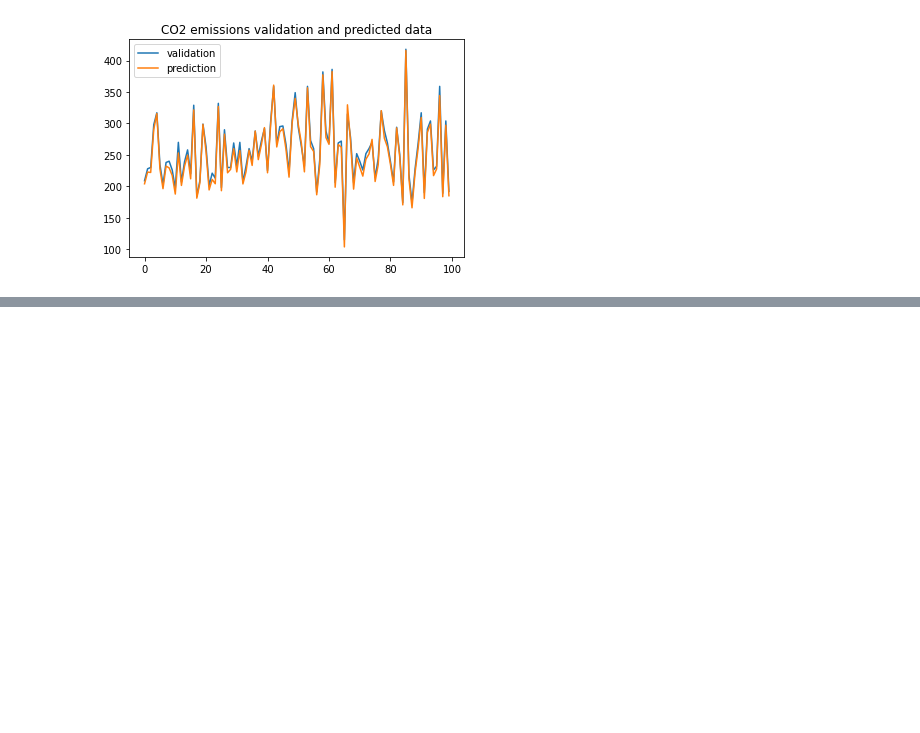
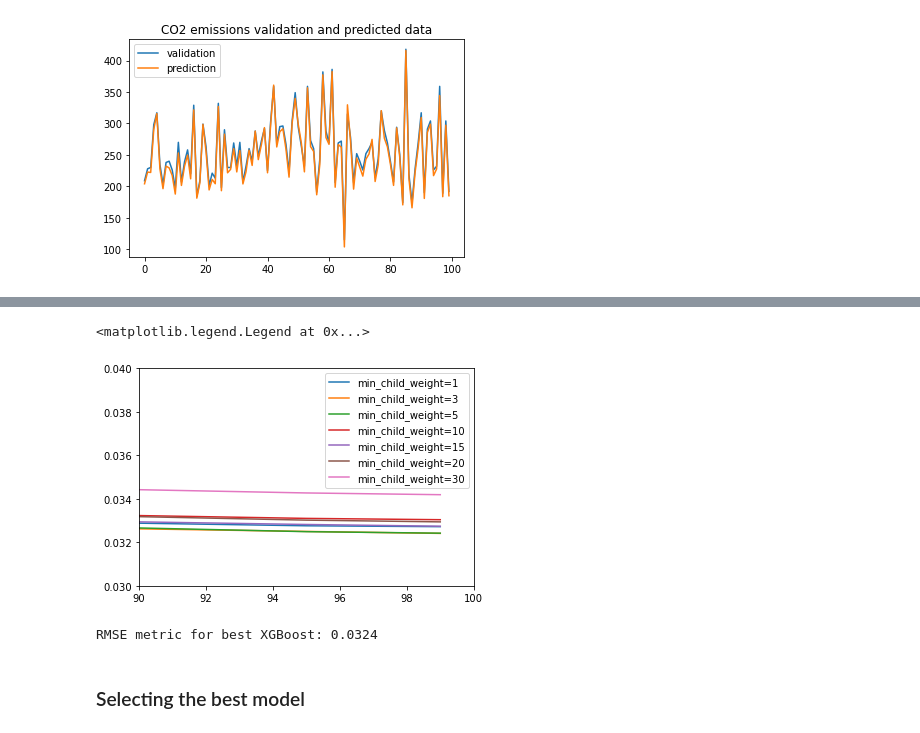
Before and after one commit to DZorikhin/co2_emissions, a Jupyter notebook: notebook.ipynb, the cells around one changed output, grey strips where cells are left out. Saved outputs shown, nothing was run; the diff lists cells and outputs as text; code cells hidden in the pictures; blank space fills up the shorter version.

Commit message:
select model

```diff
--- a/notebook.ipynb
+++ b/notebook.ipynb
@@ -589,0 +718,2 @@ plt.legend()
+# %%
+max_depth = 5
@@ -589,0 +722,22 @@ plt.legend()
+# %%
+scores = {}
+# %%
+%%capture output
+
+xgb_params = {
+    'eta': eta,
+    'max_depth': max_depth,
+    'min_child_weight': 30,
+
+    'objective': 'reg:squarederror',
+    'eval_metric': 'rmse',
+
+    'nthread': 8,
+    'seed': 13,
+    'verbosity': 1,
+}
+xgboost = xgb.train(xgb_params, dtrain, num_boost_round=100,
+                    verbose_eval=5, evals=watchlist)
+# %%
+key = 'min_child_weight=%s' % (xgb_params['min_child_weight'])
+scores[key] = parse_xgb_output(output)
@@ -589,0 +748,9 @@ plt.legend()
+# %%
+for min_child_weight, df_score in scores.items():
+    plt.plot(df_score.num_iter, df_score.val_rmse, label=min_child_weight)
+plt.xlim(90, 100)
+plt.ylim(0.03, 0.04)
+plt.legend()
+# %% [output]
+<matplotlib.legend.Legend at 0x...>
+[figure, added]
@@ -589,0 +759,21 @@ plt.legend()
+# %%
+xgb_params = {
+    'eta': eta,
+    'max_depth': max_depth,
+    'min_child_weight': min_child_weight,
+
+    'objective': 'reg:squarederror',
+    'eval_metric': 'rmse',
+
+    'nthread': 8,
+    'seed': 13,
+    'verbosity': 1
+}
+xgboost = xgb.train(xgb_params, dtrain, num_boost_round=100)
+xgb_pred = xgboost.predict(dval)
+xgb_rmse = round(mean_squared_error(y_val, xgb_pred, squared=False), 4)
+print(f'RMSE metric for best XGBoost: {xgb_rmse}')
+# %% [output]
+RMSE metric for best XGBoost: 0.0324
+# %% [markdown]
+### Selecting the best model
```
Also changed, not shown: parts of 26 cells of this notebook.
